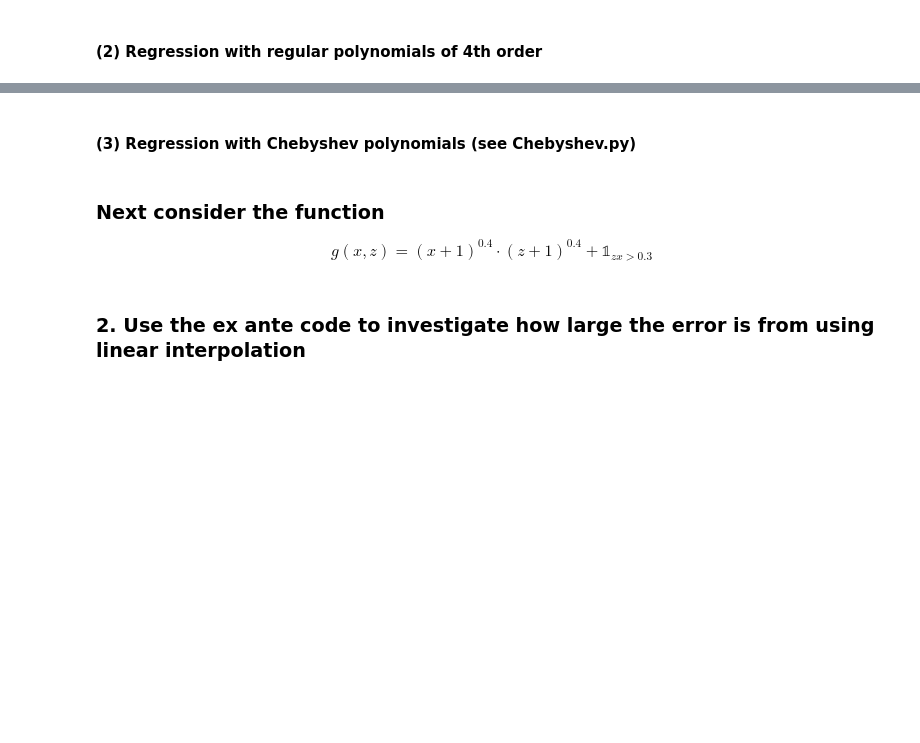
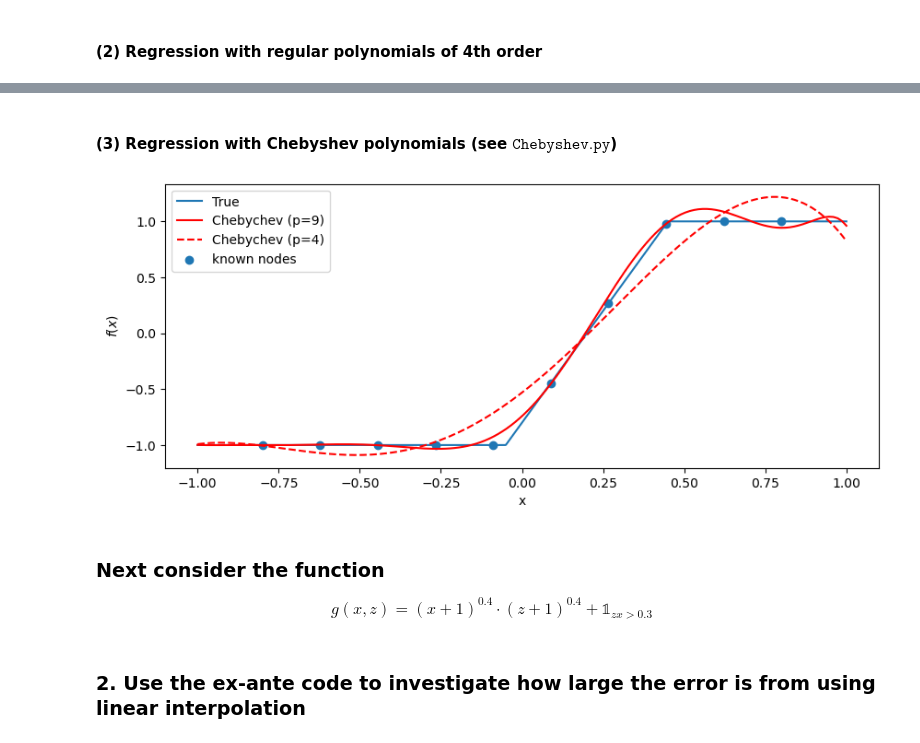
Before and after one commit to bschjerning/dp_ucph, a Jupyter notebook: 1_theory_tools/exercises/ex_ante/08_function_approx.ipynb, the cells around one changed output, grey strips where cells are left out. Drawn from its saved outputs; the diff is of its cells as text; code cells hidden in the pictures; blank space fills up the shorter version.

```diff
--- a/1_theory_tools/exercises/ex_ante/08_function_approx.ipynb
+++ b/1_theory_tools/exercises/ex_ante/08_function_approx.ipynb
@@ -95,33 +100,26 @@ plot(f_reg_curvefit)
 # %% [markdown]
-#### (3) Regression with Chebyshev polynomials (see Chebyshev.py)
+#### (3) Regression with Chebyshev polynomials (see $\texttt{Chebyshev.py}$)
 # %%
-from Chebyshev import Chebyshev
-
 f_chebyshev_9,_,_ = Chebyshev(f,G,N_known,9)
 f_chebyshev_4,_,_ = Chebyshev(f,G,N_known,4)
 
-
-# Plot
-fig = plt.figure(figsize=(10,4))
-ax = fig.add_subplot(1,1,1)
-ax.plot(x_true,f_true)
-ax.plot(G,f_chebyshev_9,'red')
-ax.plot(G,f_chebyshev_4,'red',ls='--')
-ax.scatter(x_known,f_known)
-
+fig, ax = plt.subplots(figsize=(10,4))
+ax.plot(x_true,f_true, label='True')
+ax.plot(G,f_chebyshev_9,'red', label='Chebychev (p=9)')
+ax.plot(G,f_chebyshev_4,'red',ls='--', label='Chebychev (p=4)')
+ax.scatter(x_known,f_known, label='known nodes')
 ax.set_xlabel("x")
 ax.set_ylabel("$f(x)$")
-plt.legend(('True','Chebychev (p=9)','Chebychev (p=4)','known nodes'))
-plt.axvline(x=0.8, ls='--',color='black')
-plt.axvline(x=-0.8,ls='--',color='black')
-plt.show()
+ax.legend();
+# %% [output]
+[figure, added]
 # %% [markdown]
 ### Next consider the function
 $$
 g(x,z) = (x+1)^{0.4} \cdot (z+1)^{0.4} + \mathbb{1}_{zx>0.3}
 $$
 # %% [markdown]
-### 2. Use the ex ante code to investigate how large the error is from using linear interpolation
+### 2. Use the ex-ante code to investigate how large the error is from using linear interpolation
 # %%
 # Define a function
 g = lambda x,z: ((x+1)**0.4)*((z+1)**0.4)+1*(z*x>0.3)
```
Also changed, not shown: parts of 18 cells of this notebook, 33 other files.
